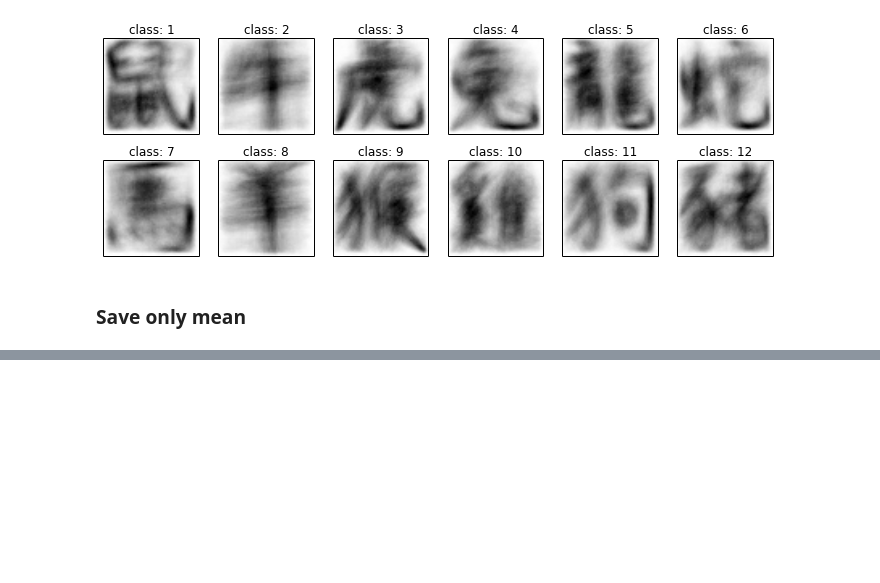
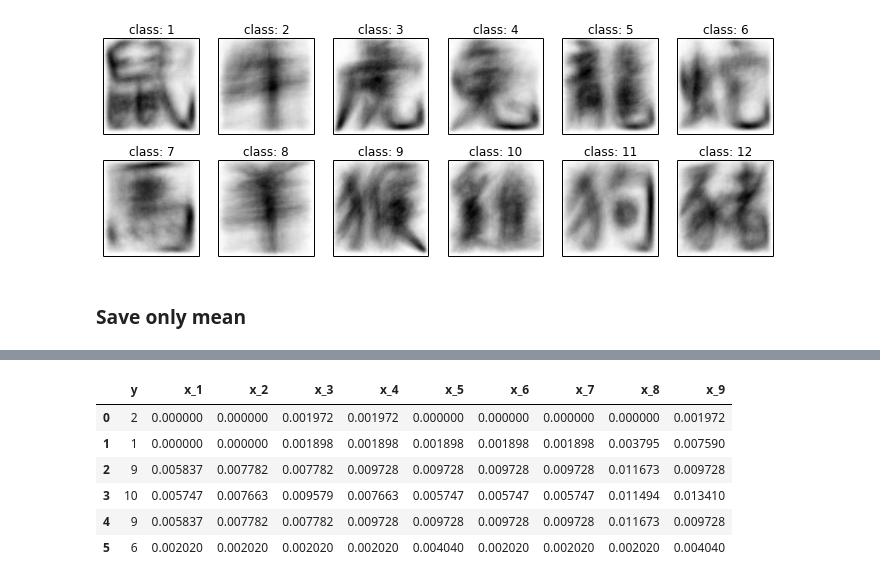
Before and after one commit to Rotceh/2013-ML-TeamProject, a Jupyter notebook: rescale_average.ipynb, the cells around one changed output, grey strips where cells are left out. Drawn from its saved outputs; the diff is of its cells as text; code cells hidden in the pictures; blank space fills up the shorter version.

Commit message:
add mean modified dataset, with script
previous generated xz file will be removed

```diff
--- a/rescale_average.ipynb
+++ b/rescale_average.ipynb
@@ -90,0 +95,8 @@ df_mean_only.to_csv(CSV_MEAN_ONLY, index=False)
+# %%
+mean = group_px_mean[0]
+df.ix[:, 1:] = df.ix[:, 1:].values + mean.reshape(1, 3600)
+# %%
+%%time
+df_train_mean_added = df_train.copy()
+for g_ix, mean in zip(group_train.groups.values(), group_px_mean):
+    df_train_mean_added.ix[g_ix, 1:] = df_train_mean_added.ix[g_ix, 1:].values + mean.reshape(1, 3600)
@@ -90,0 +106,10 @@ df_mean_only.to_csv(CSV_MEAN_ONLY, index=False)
+# %%
+df_train_mean_added.ix[:5, :10]
+# %% [output]
+|  | y | x_1 | x_2 | x_3 | x_4 | x_5 | x_6 | x_7 | x_8 | x_9 |
+| 0 | 2 | 0.000000 | 0.000000 | 0.001972 | 0.001972 | 0.000000 | 0.000000 | 0.000000 | 0.000000 | 0.001972 |
+| 1 | 1 | 0.000000 | 0.000000 | 0.001898 | 0.001898 | 0.001898 | 0.001898 | 0.001898 | 0.003795 | 0.007590 |
+| 2 | 9 | 0.005837 | 0.007782 | 0.007782 | 0.009728 | 0.009728 | 0.009728 | 0.009728 | 0.011673 | 0.009728 |
+| 3 | 10 | 0.005747 | 0.007663 | 0.009579 | 0.007663 | 0.005747 | 0.005747 | 0.005747 | 0.011494 | 0.013410 |
+| 4 | 9 | 0.005837 | 0.007782 | 0.007782 | 0.009728 | 0.009728 | 0.009728 | 0.009728 | 0.011673 | 0.009728 |
+| 5 | 6 | 0.002020 | 0.002020 | 0.002020 | 0.002020 | 0.004040 | 0.002020 | 0.002020 | 0.002020 | 0.004040 |
```
Also changed, not shown: parts of 5 cells of this notebook, 3 other files.
